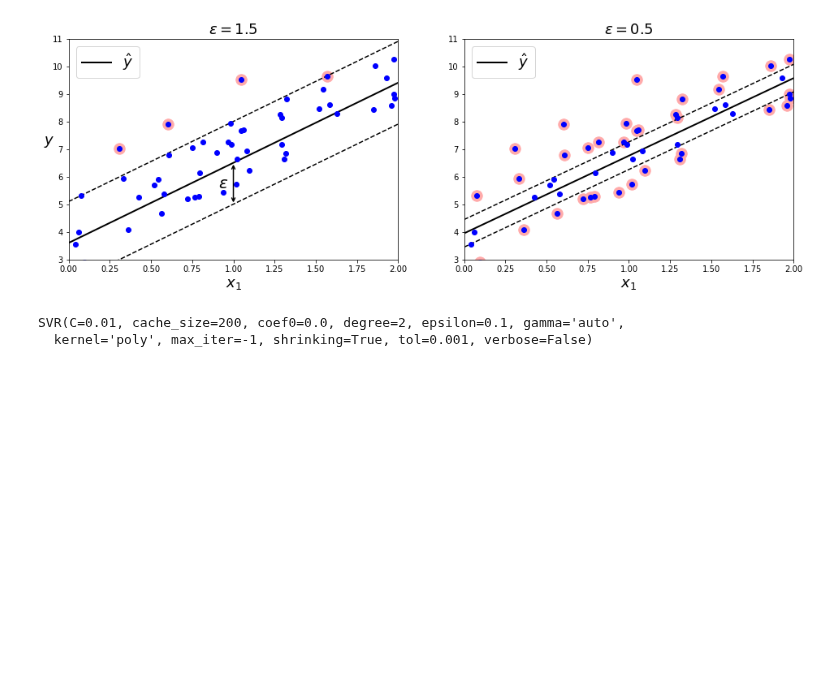
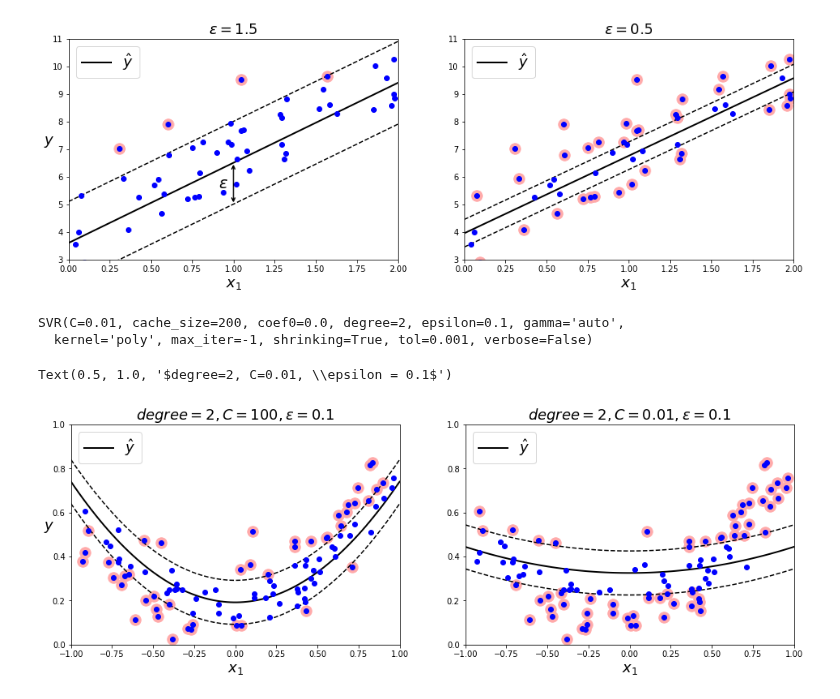
Before and after one commit to thimi0412/sklearn-tensor, a Jupyter notebook: 5.ipynb, the cells around one changed output. Drawn from its saved outputs; the diff is of its cells as text; code cells hidden in the pictures; blank space fills up the shorter version.

```diff
--- a/5.ipynb
+++ b/5.ipynb
@@ -396,3 +396,15 @@ svm_poly_reg2.fit(X, y)
 # %% [output]
 SVR(C=0.01, cache_size=200, coef0=0.0, degree=2, epsilon=0.1, gamma='auto',
   kernel='poly', max_iter=-1, shrinking=True, tol=0.001, verbose=False)
+# %%
+plt.figure(figsize=(16, 5))
+plt.subplot(121)
+plot_svm_regression(svm_poly_reg1, X, y, [-1, 1, 0, 1])
+plt.title(r"$degree={}, C={}, \epsilon = {}$".format(svm_poly_reg1.degree, svm_poly_reg1.C, svm_poly_reg1.epsilon), fontsize=18)
+plt.ylabel(r"$y$", fontsize=18, rotation=0)
+plt.subplot(122)
+plot_svm_regression(svm_poly_reg2, X, y, [-1, 1, 0, 1])
+plt.title(r"$degree={}, C={}, \epsilon = {}$".format(svm_poly_reg2.degree, svm_poly_reg2.C, svm_poly_reg2.epsilon), fontsize=18)
+# %% [output]
+Text(0.5, 1.0, '$degree=2, C=0.01, \\epsilon = 0.1$')
+[figure, added]
```
